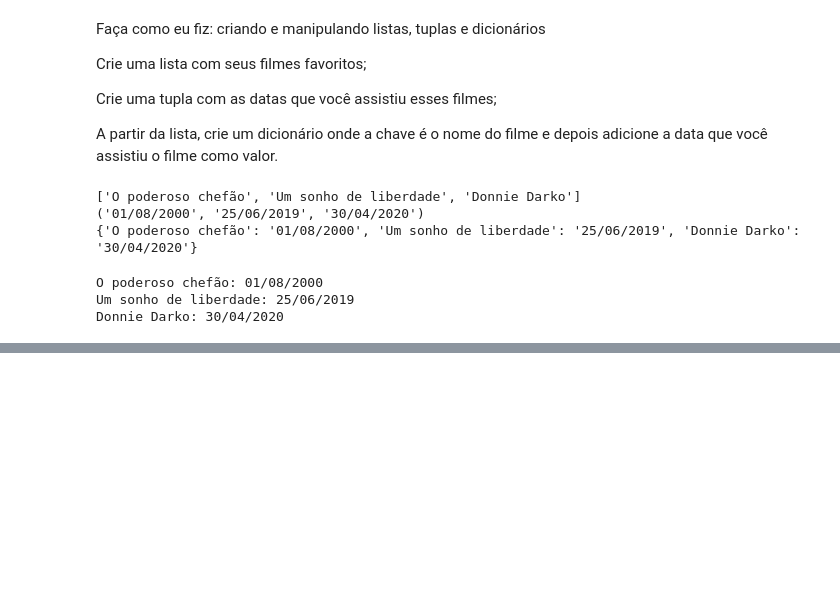
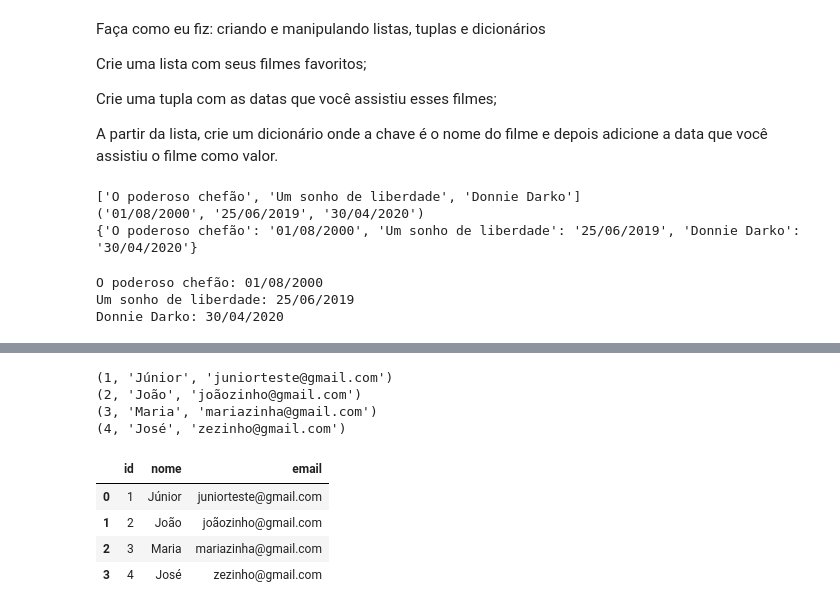
Before and after one commit to juniorgamma/python_arquivos_bancos_apis, a Jupyter notebook: exercicios.ipynb, the cells around one changed output, grey strips where cells are left out. Drawn from its saved outputs; the diff is of its cells as text; code cells hidden in the pictures; blank space fills up the shorter version.

```diff
--- a/exercicios.ipynb
+++ b/exercicios.ipynb
@@ -28,0 +183,56 @@ Donnie Darko: 30/04/2020
+# %%
+import sqlite3
+
+conn = sqlite3.connect('hotelplus.db')
+
+cursor = conn.cursor()
+
+cursor.execute(
+    '''
+        SELECT *
+        FROM usuarios
+    '''
+)
+
+conn.commit()
+
+consulta = cursor.fetchall()
+
+for linha in consulta:
+    print(linha)
+
+conn.close()
+# %% [output]
+(1, 'Júnior', 'juniorteste@gmail.com')
+(2, 'João', 'joãozinho@gmail.com')
+(3, 'Maria', 'mariazinha@gmail.com')
+(4, 'José', 'zezinho@gmail.com')
+# %%
+import sqlite3
+import pandas as pd
+
+conn = sqlite3.connect('hotelplus.db')
+
+cursor = conn.cursor()
+
+cursor.execute(
+    '''
+        SELECT *
+        FROM usuarios
+    '''
+)
+
+conn.commit()
+
+consulta = cursor.fetchall()
+
+df = pd.DataFrame(consulta, columns = ['id', 'nome', 'email'])
+display(df)
+
+conn.close()
+# %% [output]
+|  | id | nome | email |
+| 0 | 1 | Júnior | juniorteste@gmail.com |
+| 1 | 2 | João | joãozinho@gmail.com |
+| 2 | 3 | Maria | mariazinha@gmail.com |
+| 3 | 4 | José | zezinho@gmail.com |
```
Also changed, not shown: parts of 9 cells of this notebook, 16 other files.
